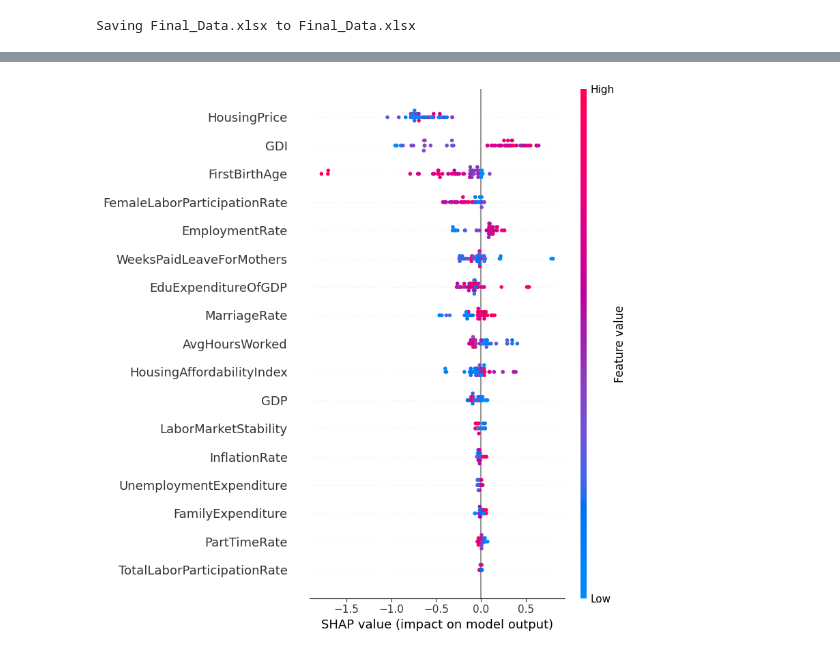
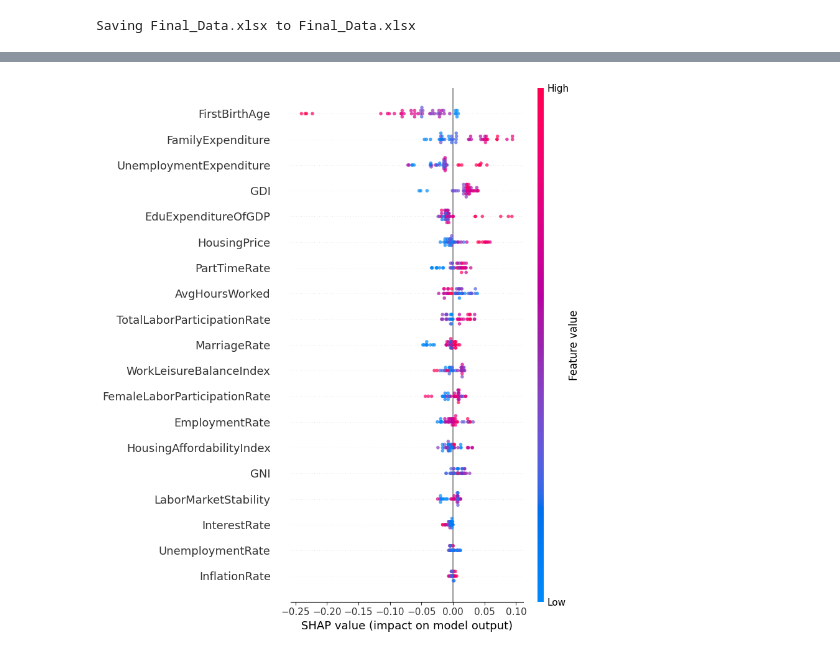
Before and after one commit to sehong00/BirthRatePrediction, a Jupyter notebook: Code/Model.ipynb, the cells around one changed output, grey strips where cells are left out. Drawn from its saved outputs; the diff is of its cells as text; code cells hidden in the pictures.

Commit message:
train model

```diff
--- a/Code/Model.ipynb
+++ b/Code/Model.ipynb
@@ -38,18 +38,20 @@ def plot_predictions_vs_actual(y_test, predictions, model_name):
     plt.legend()
     plt.show()
+# %%
+data = data.drop(columns="WeeksPaidLeaveForMothers")
 # %%
 train = data[data['Year'] <= 2015]
 valid = data[(data['Year'] > 2015) & (data['Year'] <= 2018)]
 test = data[data['Year'] > 2018]
 
-X_train = train.drop(['BirthRate', 'Year'], axis=1)
-y_train = train['BirthRate']
+X_train = train.drop(['FertilityRate', 'Year'], axis=1)
+y_train = train['FertilityRate']
 
-X_valid = valid.drop(['BirthRate', 'Year'], axis=1)
-y_valid = valid['BirthRate']
+X_valid = valid.drop(['FertilityRate', 'Year'], axis=1)
+y_valid = valid['FertilityRate']
 
-X_test = test.drop(['BirthRate', 'Year'], axis=1)
-y_test = test['BirthRate']
+X_test = test.drop(['FertilityRate', 'Year'], axis=1)
+y_test = test['FertilityRate']
 
 X_train_valid = pd.concat([X_train, X_valid], axis=0)
 y_train_valid = pd.concat([y_train, y_valid], axis=0)
@@ -303,4 +304,4 @@ shap.summary_plot(shap_values, X_test, plot_type="bar")
 # %%
-shap.summary_plot(shap_values, X_test)
+shap.summary_plot(shap_values, X_test, alpha=0.7)
 # %% [output]
-[figure, old version]
+[figure, new version]
```
Also changed, not shown: parts of 6 cells of this notebook.
